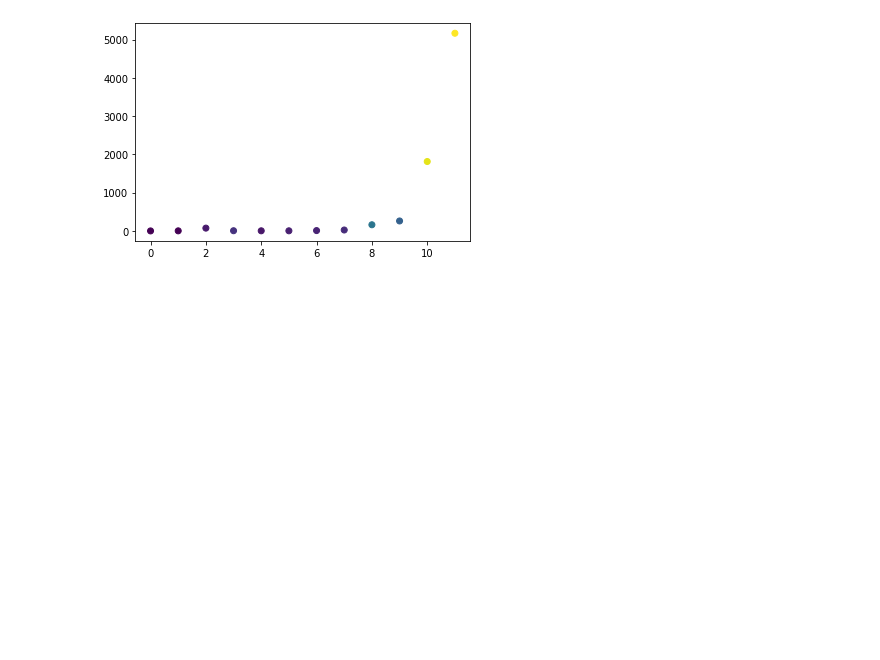
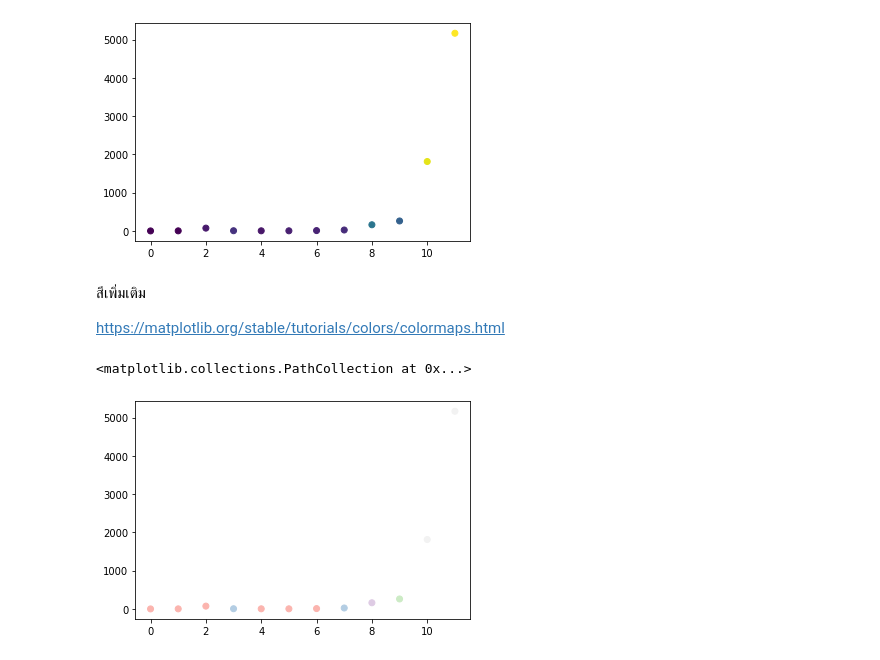
Before and after one commit to Jittiya/DWDM21, a Jupyter notebook: Data_Visualizetion.ipynb, the cells around one changed output. Drawn from its saved outputs; the diff is of its cells as text; code cells hidden in the pictures; blank space fills up the shorter version.

```diff
--- a/Data_Visualizetion.ipynb
+++ b/Data_Visualizetion.ipynb
@@ -106,3 +106,12 @@ plt.scatter(range(len(data.iloc[::50,1])),data.iloc[::50,1],c=0.03*data.iloc[::5
 # %% [output]
 <matplotlib.collections.PathCollection at 0x...>
 [figure]
+# %% [markdown]
+สีเพิ่มเติม
+
+https://matplotlib.org/stable/tutorials/colors/colormaps.html
+# %%
+plt.scatter(range(len(data.iloc[::50,1])),data.iloc[::50,1],c=0.03*data.iloc[::50,2],cmap='Pastel1')
+# %% [output]
+<matplotlib.collections.PathCollection at 0x...>
+[figure, added]
```
